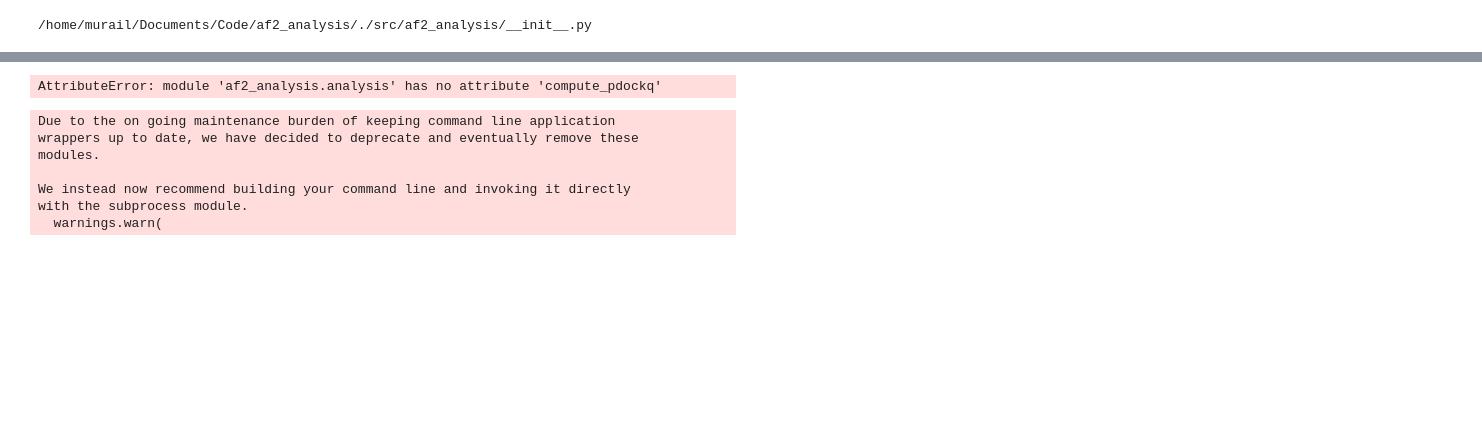
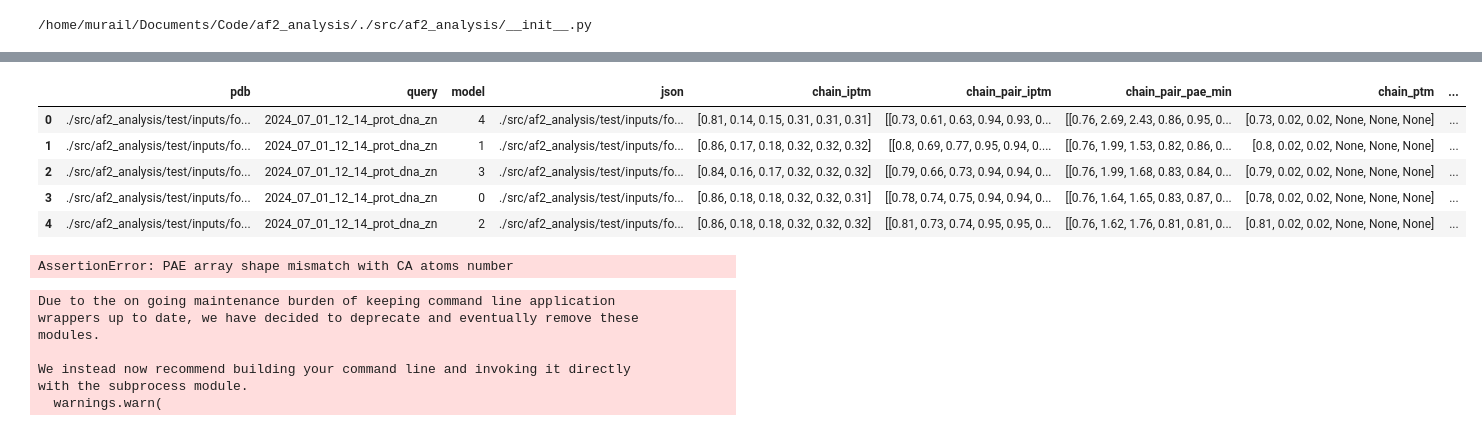
Before and after one commit to samuelmurail/af2_analysis, a Jupyter notebook: example.ipynb, the cells around one changed output, grey strips where cells are left out. Drawn from its saved outputs; the diff is of its cells as text; code cells hidden in the pictures; blank space fills up the shorter version.

```diff
--- a/example.ipynb
+++ b/example.ipynb
@@ -16,10 +20,18 @@ YO
 # %%
 from af2_analysis import analysis
-analysis.pdockq2(my_data, verbose=False)
+analysis.pdockq(my_data, verbose=False)
+my_data.df
+# %% [output]
+|  | pdb | query | model | json | chain_iptm | chain_pair_iptm | chain_pair_pae_min | chain_ptm | ... |
+| 0 | ./src/af2_analysis/test/inputs/fo... | 2024_07_01_12_14_prot_dna_zn | 4 | ./src/af2_analysis/test/inputs/fo... | [0.81, 0.14, 0.15, 0.31, 0.31, 0.31] | [[0.73, 0.61, 0.63, 0.94, 0.93, 0... | [[0.76, 2.69, 2.43, 0.86, 0.95, 0... | [0.73, 0.02, 0.02, None, None, None] | ... |
+| 1 | ./src/af2_analysis/test/inputs/fo... | 2024_07_01_12_14_prot_dna_zn | 1 | ./src/af2_analysis/test/inputs/fo... | [0.86, 0.17, 0.18, 0.32, 0.32, 0.32] | [[0.8, 0.69, 0.77, 0.95, 0.94, 0.... | [[0.76, 1.99, 1.53, 0.82, 0.86, 0... | [0.8, 0.02, 0.02, None, None, None] | ... |
+| 2 | ./src/af2_analysis/test/inputs/fo... | 2024_07_01_12_14_prot_dna_zn | 3 | ./src/af2_analysis/test/inputs/fo... | [0.84, 0.16, 0.17, 0.32, 0.32, 0.32] | [[0.79, 0.66, 0.73, 0.94, 0.94, 0... | [[0.76, 1.99, 1.68, 0.83, 0.84, 0... | [0.79, 0.02, 0.02, None, None, None] | ... |
+| 3 | ./src/af2_analysis/test/inputs/fo... | 2024_07_01_12_14_prot_dna_zn | 0 | ./src/af2_analysis/test/inputs/fo... | [0.86, 0.18, 0.18, 0.32, 0.32, 0.31] | [[0.78, 0.74, 0.75, 0.94, 0.94, 0... | [[0.76, 1.64, 1.65, 0.83, 0.87, 0... | [0.78, 0.02, 0.02, None, None, None] | ... |
+| 4 | ./src/af2_analysis/test/inputs/fo... | 2024_07_01_12_14_prot_dna_zn | 2 | ./src/af2_analysis/test/inputs/fo... | [0.86, 0.18, 0.18, 0.32, 0.32, 0.32] | [[0.81, 0.73, 0.74, 0.95, 0.95, 0... | [[0.76, 1.62, 1.76, 0.81, 0.81, 0... | [0.81, 0.02, 0.02, None, None, None] | ... |
 # %%
-analysis.compute_pdockq(my_data, verbose=False)
+analysis.pdockq2(my_data, verbose=False)
 # %% [output]
-AttributeError: module 'af2_analysis.analysis' has no attribute 'compute_pdockq'
+AssertionError: PAE array shape mismatch with CA atoms number
 # %%
 from af2_analysis import docking
 
```
Also changed, not shown: parts of 3 cells of this notebook, 21 other files.
